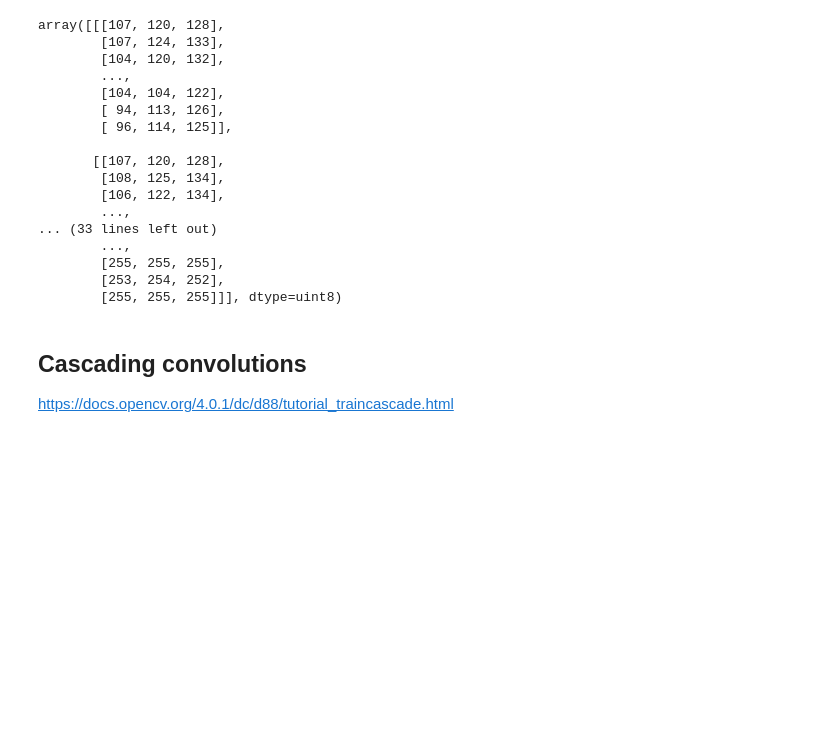
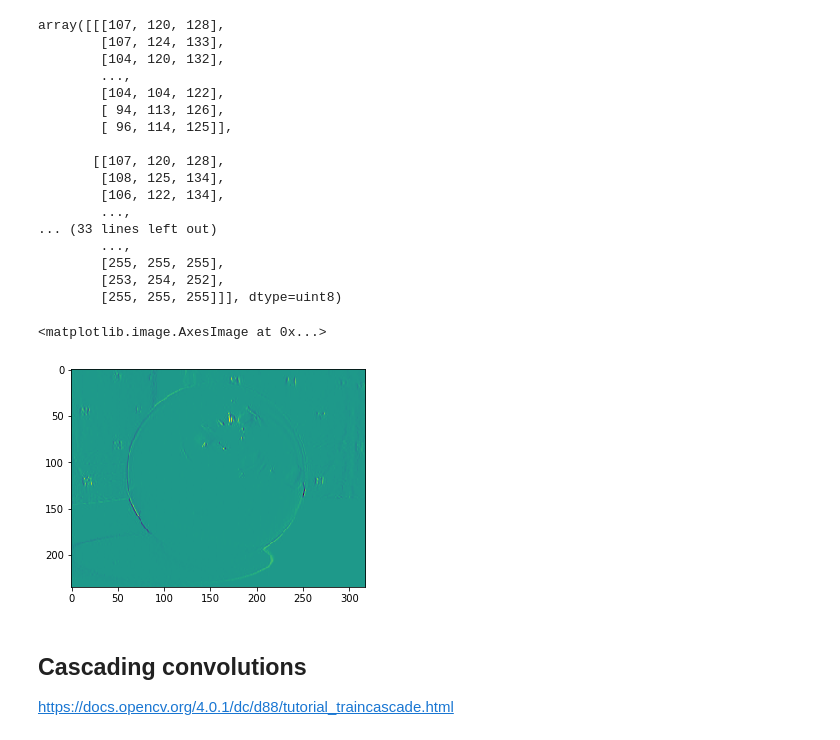
Before and after one commit to Bjpo12345/BJarne, a Jupyter notebook: 24-Object recognition.ipynb, the cells around one changed output. Drawn from its saved outputs; the diff is of its cells as text; code cells hidden in the pictures; blank space fills up the shorter version.

Commit message:
Lectured on image recognition

```diff
--- a/24-Object recognition.ipynb
+++ b/24-Object recognition.ipynb
@@ -72,3 +66,23 @@ size = kernel.shape[0]
+# %%
+kernel = np.array([[-1, 1],
+                   [-1, 1]])
+size = kernel.shape[0]
+margin = size - 1
+ball_grey = cv2.cvtColor(ball, cv2.COLOR_BGR2GRAY)
+
+#ball_grey[0:2,0:2] * kernel
+pixels = []
+for row_index, row in enumerate(ball_grey[:-margin]):
+    for column_index, pixel in enumerate(row[:-margin]):
+        image_part = ball_grey[row_index:row_index + size, column_index:column_index + size]
+        pixels.append((kernel * image_part).sum())
+# %%
+ball_grey.shape
+ball_out = np.array(pixels).reshape(235, 318)
+plt.imshow(ball_out)
+# %% [output]
+<matplotlib.image.AxesImage at 0x...>
+[figure, added]
 # %% [markdown]
 ## Cascading convolutions
 
```
Also changed, not shown: parts of 5 cells of this notebook, 1 other file.
